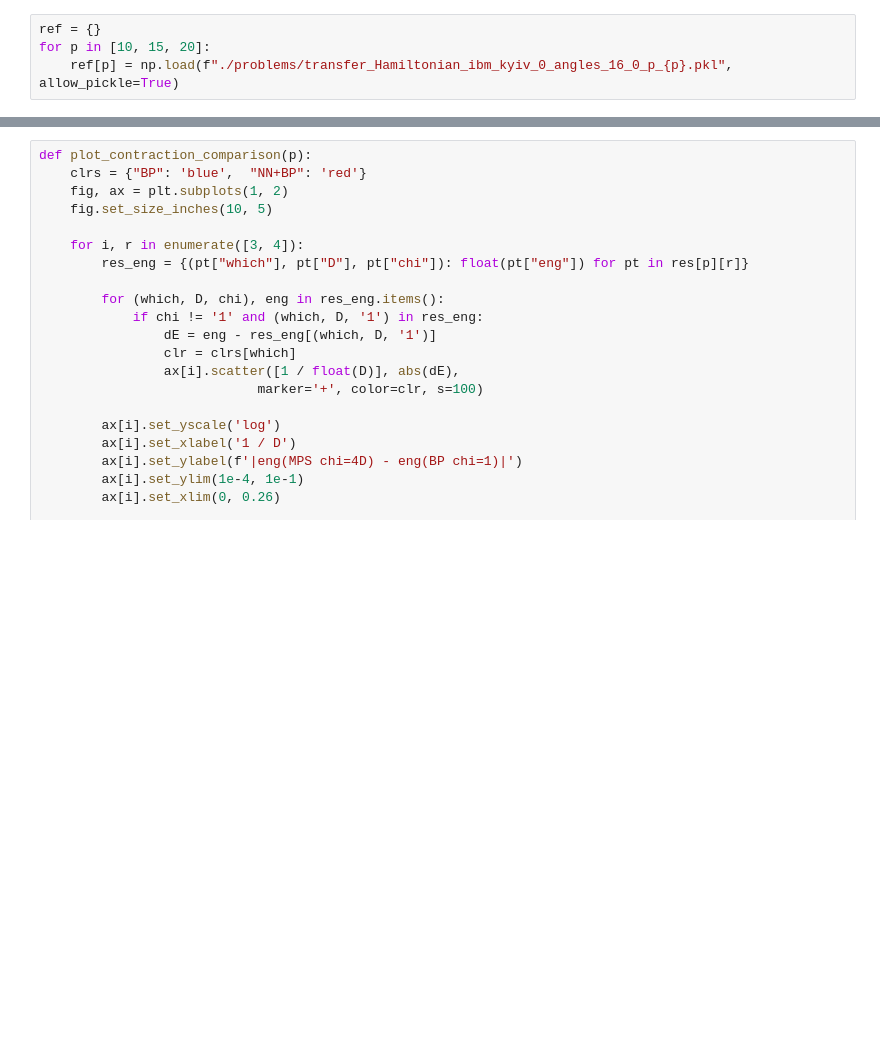
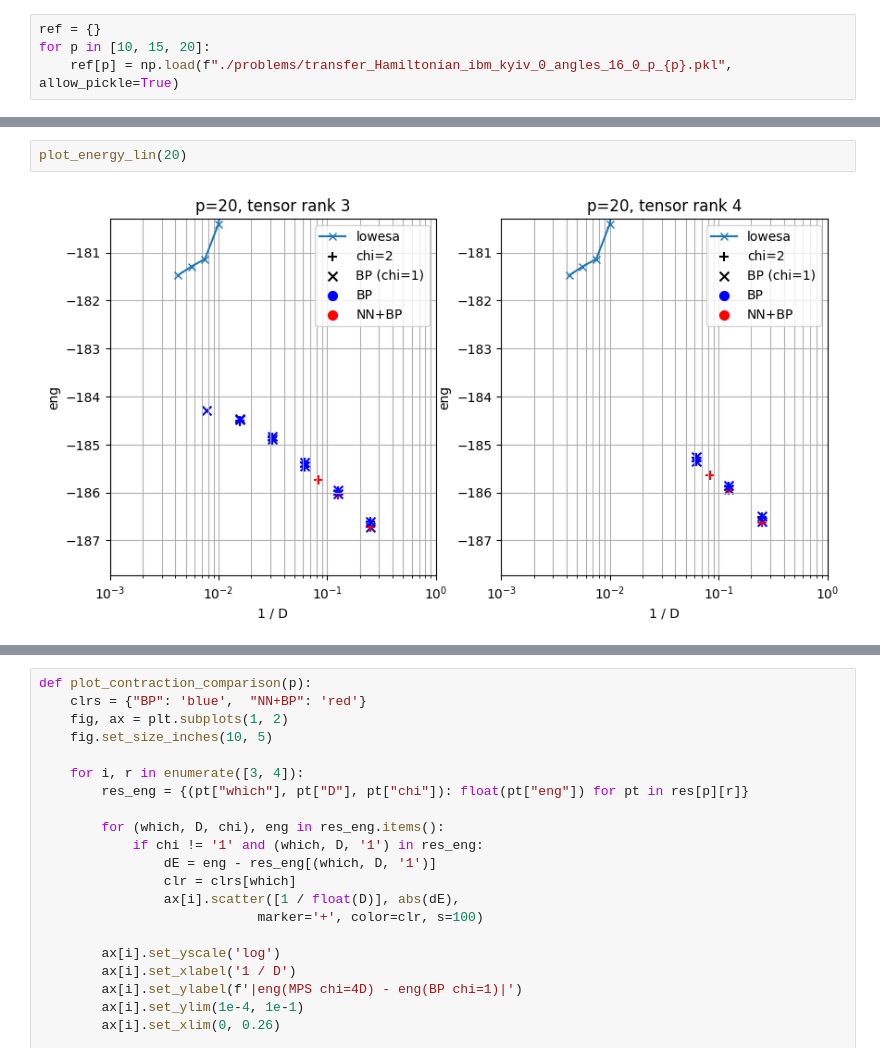
Before and after one commit to marekrams/hex, a Jupyter notebook: results_kyiv.ipynb, the cells around one changed output, grey strips where cells are left out. Saved outputs shown, nothing was run; the diff lists cells and outputs as text; blank space fills up the shorter version.

```diff
--- a/results_kyiv.ipynb
+++ b/results_kyiv.ipynb
@@ -17,0 +69,4 @@ for p in [10, 15, 20]:
+# %%
+plot_energy_lin(20)
+# %% [output]
+[figure, added]
```
Also changed, not shown: parts of 8 cells of this notebook.
